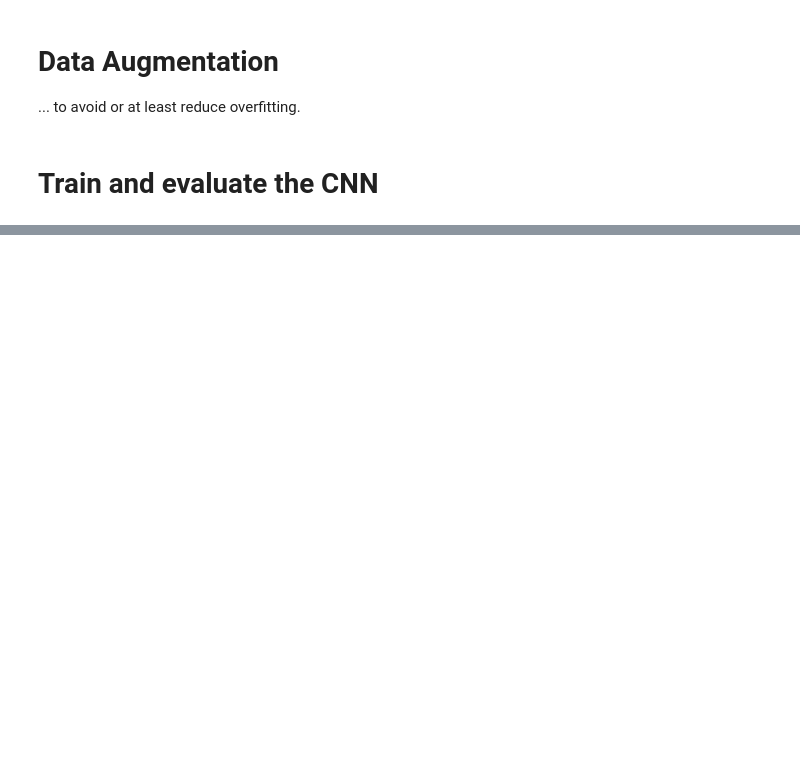
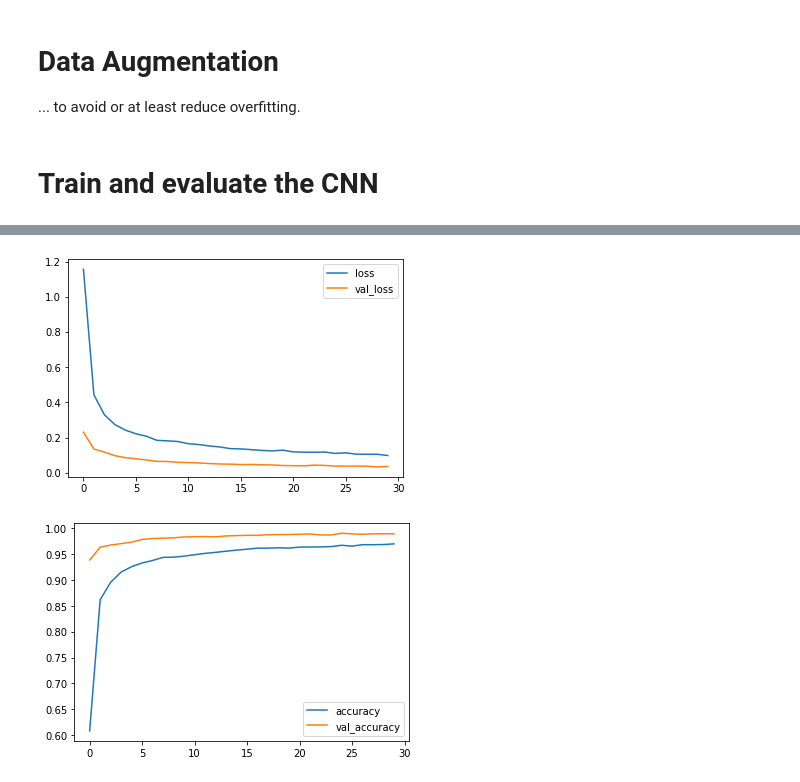
Before and after one commit to MarcoStallmann/Computer-Vision-and-Convolutional-Neural-Networks, a Jupyter notebook: digit-recognizer-comparative-analysis.ipynb, the cells around one changed output, grey strips where cells are left out. Cells and saved outputs as stored; diff of their text form; code cells hidden in the pictures; blank space fills up the shorter version.

```diff
--- a/digit-recognizer-comparative-analysis.ipynb
+++ b/digit-recognizer-comparative-analysis.ipynb
@@ -305,3 +277,10 @@ Epoch 30/30
+# %%
+history_df = pd.DataFrame(history.history)
+history_df.loc[:, ['loss', 'val_loss']].plot();
+history_df.loc[:, ['accuracy', 'val_accuracy']].plot();
+# %% [output]
+[figure, added]
+[figure, added]
 # %%
 # Plot the loss and accuracy curves for training and validation
 plt.plot(history.history['val_loss'], color='b', label="validation loss")
```
Also changed, not shown: parts of 11 cells of this notebook.
